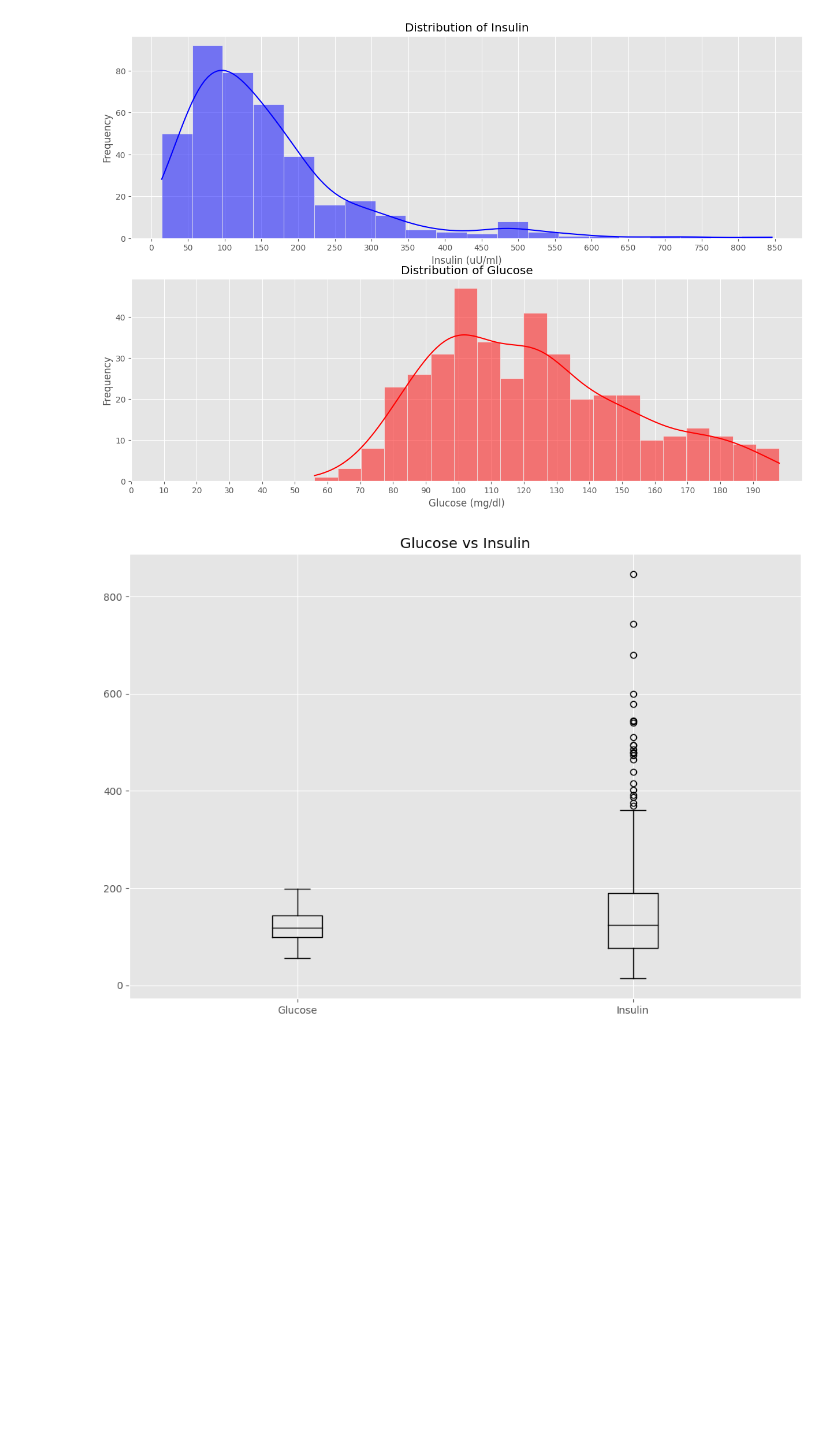
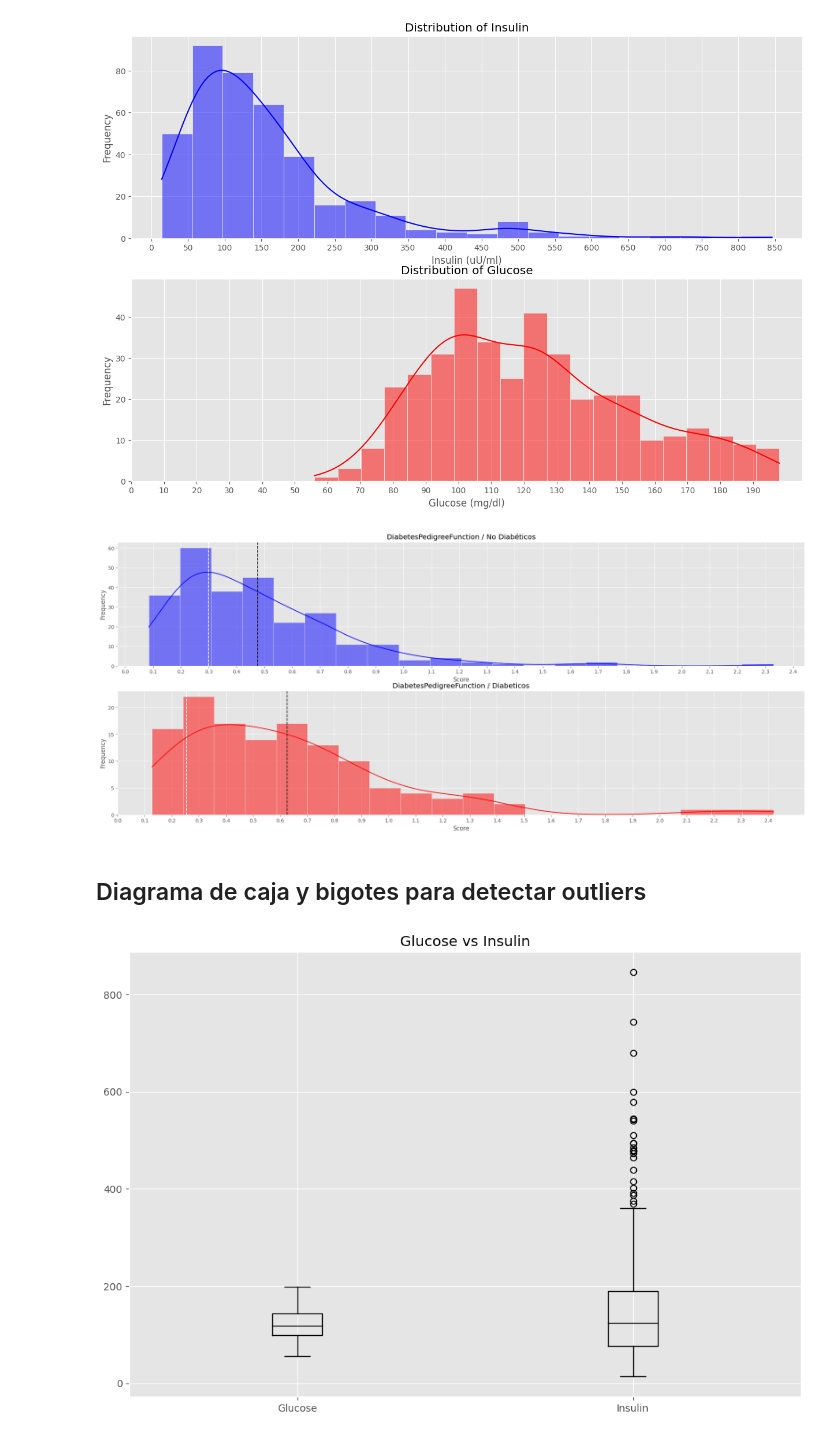
Before and after one commit to pablillo77/data_science_1, a Jupyter notebook: ProyectoDS_ParteI_Gimenez.ipynb, the cells around one changed output. Drawn from its saved outputs; the diff is of its cells as text; code cells hidden in the pictures; blank space fills up the shorter version.

```diff
--- a/ProyectoDS_ParteI_Gimenez.ipynb
+++ b/ProyectoDS_ParteI_Gimenez.ipynb
@@ -286,6 +295,28 @@ ax[1].set_xticks(np.arange(0, 200, 10))
 plt.show()
 # %% [output]
 [figure]
+# %%
+df_no_diabeticos= df_nan[df_nan["Outcome"] == 0] #separo los pacientes no diabeticos
+fig, ax = plt.subplots(2, 1, figsize=(25, 10))
+sns.histplot(data=df_no_diabeticos, x="DiabetesPedigreeFunction", bins=20, kde=True, color="blue", ax=ax[0])
+ax[0].set_title("DiabetesPedigreeFunction / No Diabéticos")
+ax[0].set_xlabel("Score")
+ax[0].set_ylabel("Frequency")
+ax[0].set_xticks(np.arange(0, 2.5, 0.1))
+ax[0].axvline(df_no_diabeticos["DiabetesPedigreeFunction"].mean(), color="black", linestyle="--", label="Media")
+ax[0].axvline(df_no_diabeticos["DiabetesPedigreeFunction"].mode()[0], color="white", linestyle="--", label="Moda")
+sns.histplot(data=df_diabeticos, x="DiabetesPedigreeFunction", bins=20, kde=True, color="red", ax=ax[1])
+ax[1].set_title("DiabetesPedigreeFunction / Diabeticos")
+ax[1].set_xlabel("Score")
+ax[1].set_ylabel("Frequency")
+ax[1].set_xticks(np.arange(0, 2.5, 0.1))
+ax[1].axvline(df_diabeticos["DiabetesPedigreeFunction"].mean(), color="black", linestyle="--", label="Media")
+ax[1].axvline(df_diabeticos["DiabetesPedigreeFunction"].mode()[0], color="white", linestyle="--", label="Moda")
+plt.show()
+# %% [output]
+[figure, added]
+# %% [markdown]
+## Diagrama de caja y bigotes para detectar outliers
 # %%
 df_nan[['Glucose', 'Insulin']].plot(kind='box', color="k", title='Glucose vs Insulin', figsize=(12, 8))
 plt.gca().spines[['top', 'right',]].set_visible(True)
```
Also changed, not shown: parts of 10 cells of this notebook.
